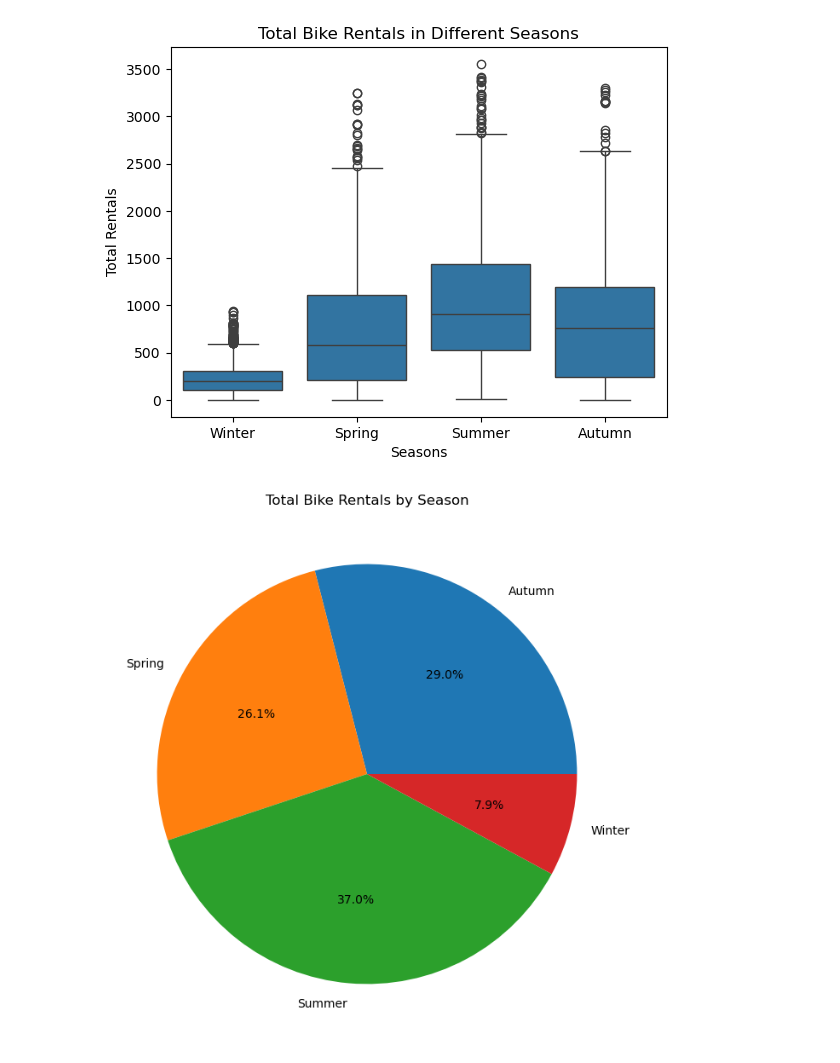
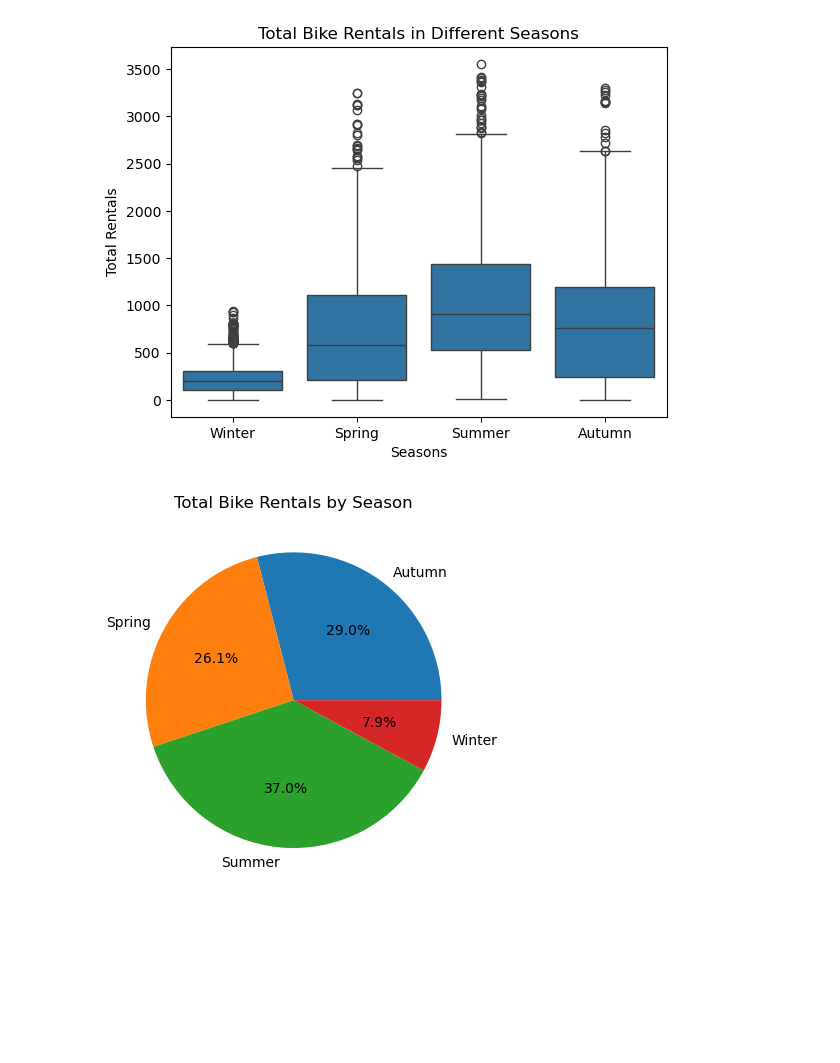
Before and after one commit to devendrakushwah80/seoul-bike-sharing-demand-eda, a Jupyter notebook: seoul_bike_sharing_eda.ipynb, the cells around one changed output. Drawn from its saved outputs; the diff is of its cells as text; code cells hidden in the pictures; blank space fills up the shorter version.

```diff
--- a/seoul_bike_sharing_eda.ipynb
+++ b/seoul_bike_sharing_eda.ipynb
@@ -191,9 +199,8 @@ plt.show()
 [figure]
 # %%
 season_counts = df.groupby("Seasons")["Rented Bike Count"].sum()
-plt.figure(figsize=(8,8))
 plt.pie(season_counts, labels=season_counts.index, autopct="%1.1f%%")
 plt.title("Total Bike Rentals by Season")
 plt.show()
 # %% [output]
-[figure, old version]
+[figure, new version]
```
Also changed, not shown: parts of 12 cells of this notebook.
